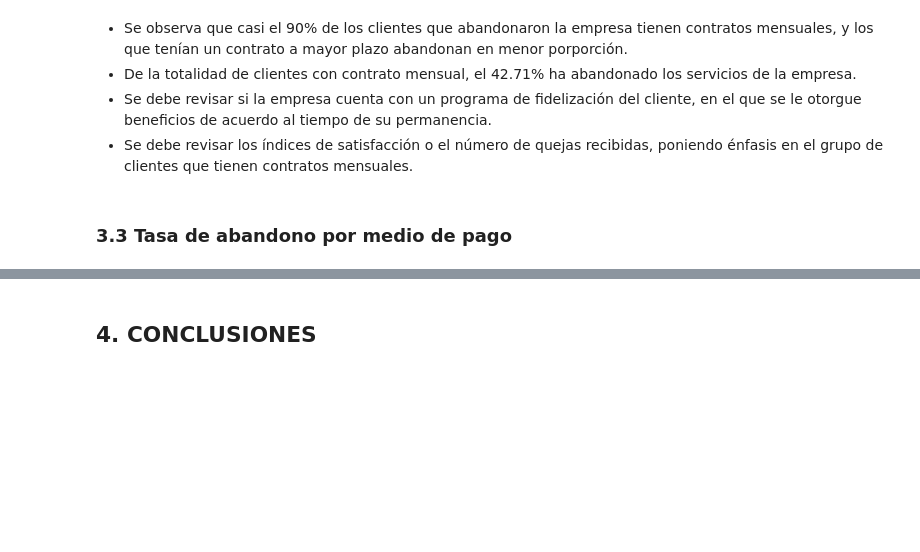
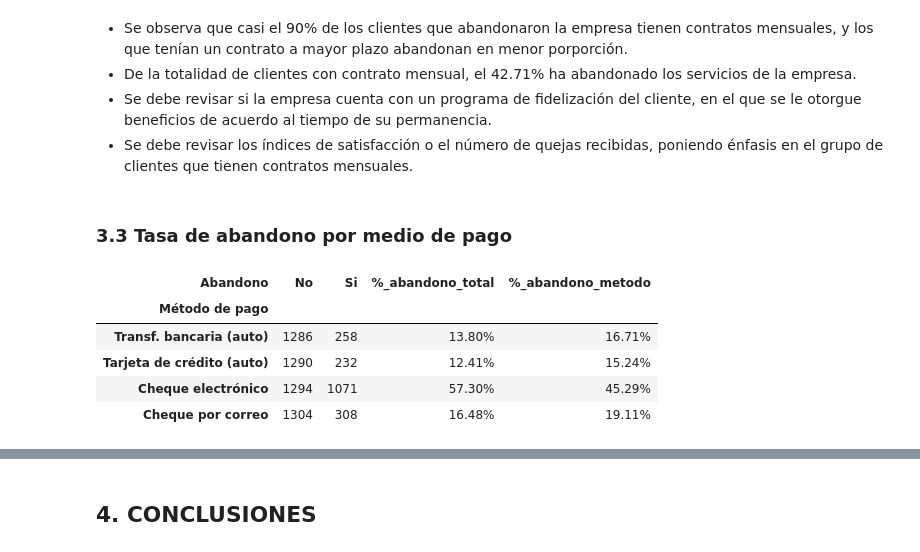
Before and after one commit to ecordovag/telecomx, a Jupyter notebook: telecom_x.ipynb, the cells around one changed output, grey strips where cells are left out. Drawn from its saved outputs; the diff is of its cells as text; code cells hidden in the pictures; blank space fills up the shorter version.

```diff
--- a/telecom_x.ipynb
+++ b/telecom_x.ipynb
@@ -604,3 +604,30 @@ plt.show()
 - Se debe revisar los índices de satisfacción o el número de quejas recibidas, poniendo énfasis en el grupo de clientes que tienen contratos mensuales.
 # %% [markdown]
 ### 3.3 Tasa de abandono por medio de pago
+# %%
+# Crear el dataframe de abandono por medio de pago
+
+df_abandono_pago = pd.crosstab(index=df_final['payment_method'], columns=df_final['churn'], rownames=['Método de pago'], colnames=['Abandono'])
+
+df_abandono_pago.rename(index={'Bank transfer (automatic)': 'Transf. bancaria (auto)',
+                               'Credit card (automatic)': 'Tarjeta de crédito (auto)',
+                               'Electronic check': 'Cheque electrónico',
+                               'Mailed check': 'Cheque por correo'}, inplace=True)
+df_abandono_pago.rename(columns={0: 'No', 1: 'Si'}, inplace=True)
+
+# Columna %_abandono_total
+df_abandono_pago['%_abandono_total'] = df_abandono_pago['Si'] *100 / df_abandono_pago['Si'].sum()
+df_abandono_pago['%_abandono_total'] = df_abandono_pago['%_abandono_total'].map(lambda x: f'{x:.2f}%')
+
+# Columna %_abandono_metodo
+df_abandono_pago['%_abandono_metodo'] = df_abandono_pago['Si'] *100 / (df_abandono_pago['Si'] + df_abandono_pago['No'])
+df_abandono_pago['%_abandono_metodo'] = df_abandono_pago['%_abandono_metodo'].map(lambda x: f'{x:.2f}%')
+
+df_abandono_pago
+# %% [output]
+| Abandono | No | Si | %_abandono_total | %_abandono_metodo |
+| Método de pago |  |  |  |  |
+| Transf. bancaria (auto) | 1286 | 258 | 13.80% | 16.71% |
+| Tarjeta de crédito (auto) | 1290 | 232 | 12.41% | 15.24% |
+| Cheque electrónico | 1294 | 1071 | 57.30% | 45.29% |
+| Cheque por correo | 1304 | 308 | 16.48% | 19.11% |
```
Also changed, not shown: parts of 4 cells of this notebook.
